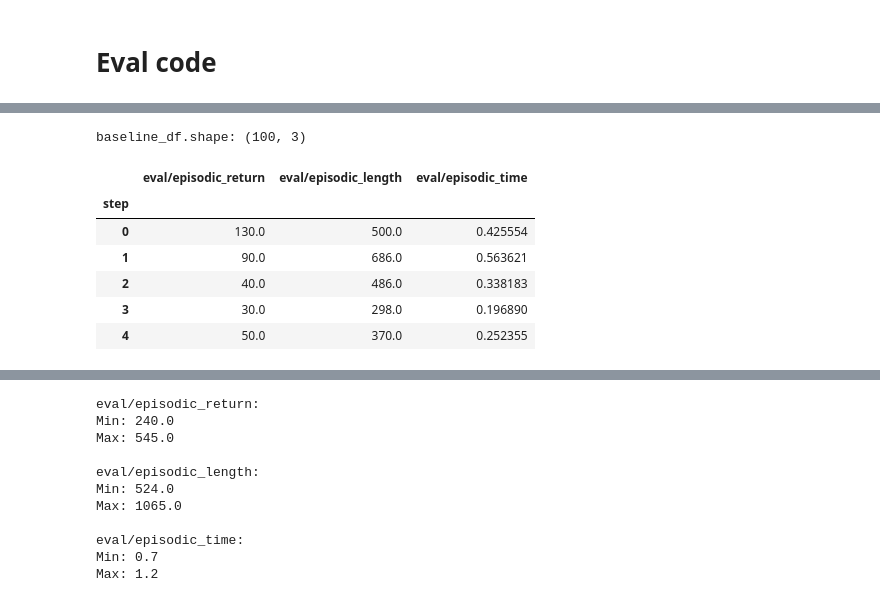
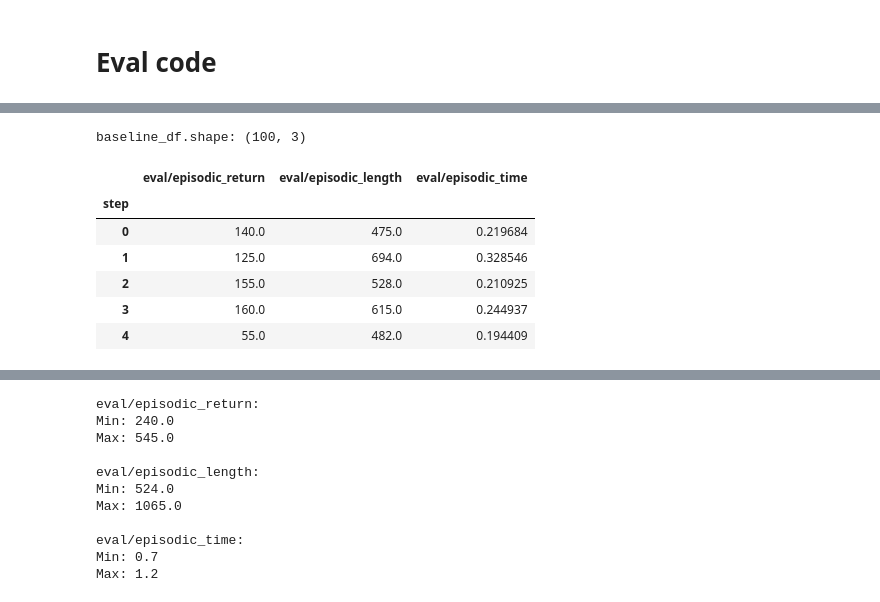
Before and after one commit to florinbarbisch/rle-assginment, a Jupyter notebook: eval.ipynb, the cells around one changed output, grey strips where cells are left out. Cells and saved outputs as stored; diff of their text form; code cells hidden in the pictures.

```diff
--- a/eval.ipynb
+++ b/eval.ipynb
@@ -6,8 +6,11 @@ import pandas as pd
 import matplotlib.pyplot as plt
 import seaborn as sns
 import numpy as np
+import os
+import glob
+from collections import defaultdict
 
-def load_baseline_df(event_path, filter_prefix=None):
+def load_df(event_path, filter_prefix=None):
     # Load the TensorBoard event file
     event_acc = EventAccumulator(event_path)
     event_acc.Reload()
@@ -33,3 +36,28 @@ def load_baseline_df(event_path, filter_prefix=None):
         df = df.join(metric_df, how='outer')
 
     return df
+# %%
+# Find all tensorboard files in slurm/ALE directory
+tensorboard_files = glob.glob(r"slurm/ALE/**/events.out.tfevents.*", recursive=True)
+
+# Group files by experiment name (everything before __1__)
+experiments = defaultdict(list)
+for file in tensorboard_files:
+    # Extract experiment name and date
+    path_parts = file.split('\\')
+    exp_parts = path_parts[-2].split('__1__')
+    if len(exp_parts) != 2:
+        continue
+    exp_name, date = exp_parts
+    experiments[exp_name].append((date, file))
+
+# Keep only the latest file for each experiment
+tensorboard_paths = {}
+for exp_name, files in experiments.items():
+    # Sort by date and take the latest
+    latest_file = sorted(files, key=lambda x: x[0])[-1][1]
+    # Use the part after last dash as the key
+    key = exp_name.split('__')[-1]
+    tensorboard_paths[key] = latest_file
+
+tensorboard_paths
@@ -36,13 +81,13 @@ def load_baseline_df(event_path, filter_prefix=None):
 # %%
-baseline_df = load_baseline_df(r"runs\ALE\SpaceInvaders-v5__random_baseline__1__20241222_144155\events.out.tfevents.1734874915.DESKTOP-O5Q6R7F.18300.0", filter_prefix="eval/")
+baseline_df = load_df(tensorboard_paths['random_baseline'], filter_prefix="eval/")
 print(f"baseline_df.shape: {baseline_df.shape}")
 baseline_df.head()
 # %% [output]
 baseline_df.shape: (100, 3)
 |  | eval/episodic_return | eval/episodic_length | eval/episodic_time |
 | step |  |  |  |
-| 0 | 130.0 | 500.0 | 0.425554 |
-| 1 | 90.0 | 686.0 | 0.563621 |
-| 2 | 40.0 | 486.0 | 0.338183 |
-| 3 | 30.0 | 298.0 | 0.196890 |
-| 4 | 50.0 | 370.0 | 0.252355 |
+| 0 | 140.0 | 475.0 | 0.219684 |
+| 1 | 125.0 | 694.0 | 0.328546 |
+| 2 | 155.0 | 528.0 | 0.210925 |
+| 3 | 160.0 | 615.0 | 0.244937 |
+| 4 | 55.0 | 482.0 | 0.194409 |
```
Also changed, not shown: parts of 14 cells of this notebook.
